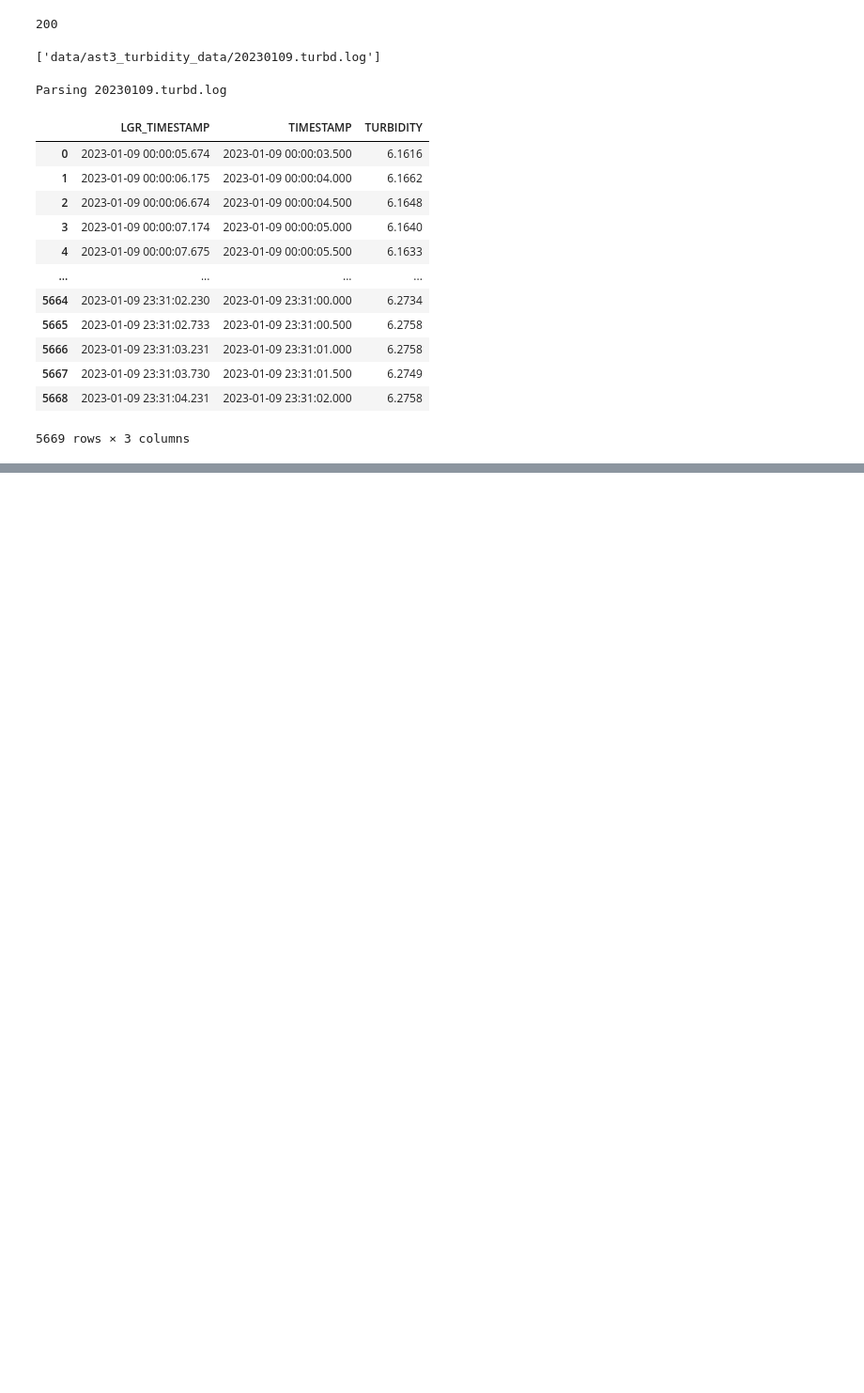
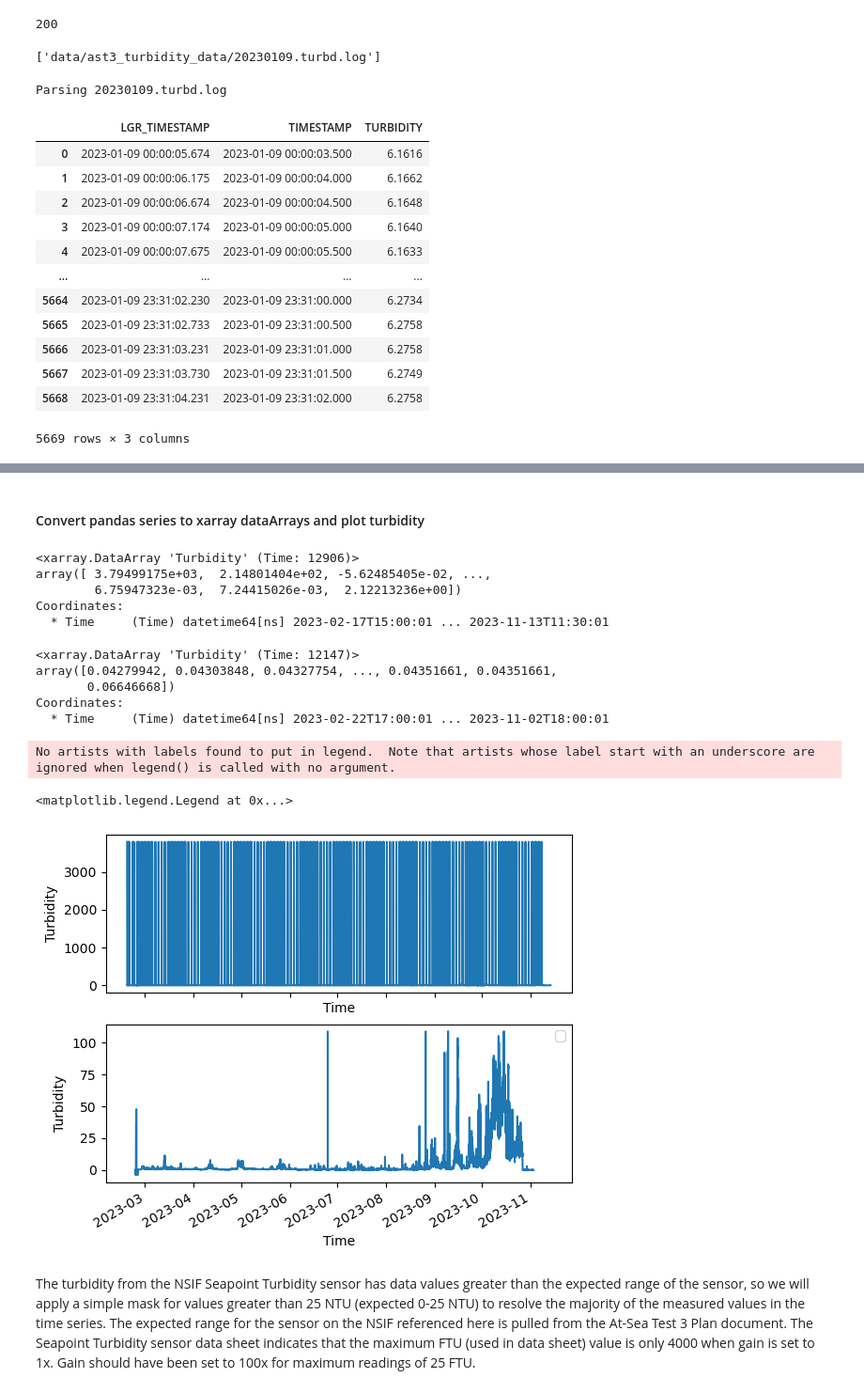
Before and after one commit to cooleyky/AST3, a Jupyter notebook: turbidity.ipynb, the cells around one changed output, grey strips where cells are left out. Shown at 94% size. Cells and saved outputs as stored; diff of their text form; code cells hidden in the pictures; blank space fills up the shorter version.

Commit message:
Complete plots of turbidity from excel sheets

```diff
--- a/turbidity.ipynb
+++ b/turbidity.ipynb
@@ -58,0 +91,4 @@ data
+# %%
+mfn_tu = pd.read_excel('C:/Users/kylene.cooley/ast3_turbidity_data/TURBD_17576_RBR_LGR_209676_20231102_1823.xlsx',
+                        sheet_name='Data', header=1, index_col=0, skiprows=0, parse_dates=True, date_format="np.datetime64")
+mfn_tu
@@ -58,0 +110,33 @@ data
+# %% [markdown]
+#### Convert pandas series to xarray dataArrays and plot turbidity
+# %%
+tuNSIF = xr.DataArray(nsif_tu["Turbidity"], dims="Time")
+tuMFN = xr.DataArray(mfn_tu["Turbidity"], dims="Time")
+# %%
+tuNSIF = tuNSIF.assign_coords({"Time": tuNSIF["Time"].astype(np.datetime64).values})
+tuNSIF
+# %% [output]
+<xarray.DataArray 'Turbidity' (Time: 12906)>
+array([ 3.79499175e+03,  2.14801404e+02, -5.62485405e-02, ...,
+        6.75947323e-03,  7.24415026e-03,  2.12213236e+00])
+Coordinates:
+  * Time     (Time) datetime64[ns] 2023-02-17T15:00:01 ... 2023-11-13T11:30:01
+# %%
+tuMFN = tuMFN.assign_coords({"Time": tuMFN["Time"].astype(np.datetime64).values})
+tuMFN
+# %% [output]
+<xarray.DataArray 'Turbidity' (Time: 12147)>
+array([0.04279942, 0.04303848, 0.04327754, ..., 0.04351661, 0.04351661,
+       0.06646668])
+Coordinates:
+  * Time     (Time) datetime64[ns] 2023-02-22T17:00:01 ... 2023-11-02T18:00:01
+# %%
+fig, axs = plt.subplots(nrows=2, ncols=1, sharex=True)
+tuNSIF.plot.line(ax=axs[0])
+tuMFN.plot.line(ax=axs[1])
+# %% [output]
+No artists with labels found to put in legend.  Note that artists whose label start with an underscore are ignored when legend() is called with no argument.
+<matplotlib.legend.Legend at 0x...>
+[figure, added]
+# %% [markdown]
+The turbidity from the NSIF Seapoint Turbidity sensor has data values greater than the expected range of the sensor, so we will apply a simple mask for values greater than 25 NTU (expected 0-25 NTU) to resolve the majority of the measured values in the time series. The expected range for the sensor on the NSIF referenced here is pulled from the At-Sea Test 3 Plan document. The Seapoint Turbidity sensor data sheet indicates that the maximum FTU (used in data sheet) value is only 4000 when gain is set to 1x. Gain should have been set to 100x for maximum readings of 25 FTU.
```
Also changed, not shown: parts of 10 cells of this notebook, 1 other file.
